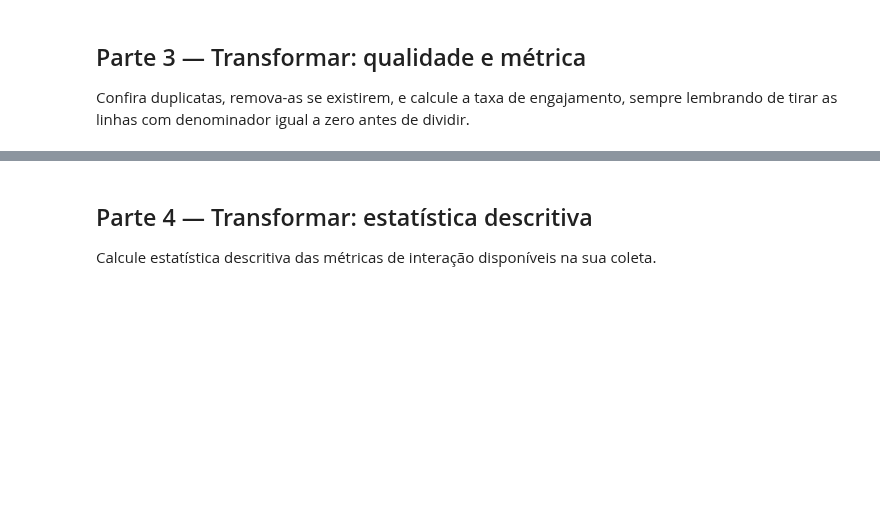
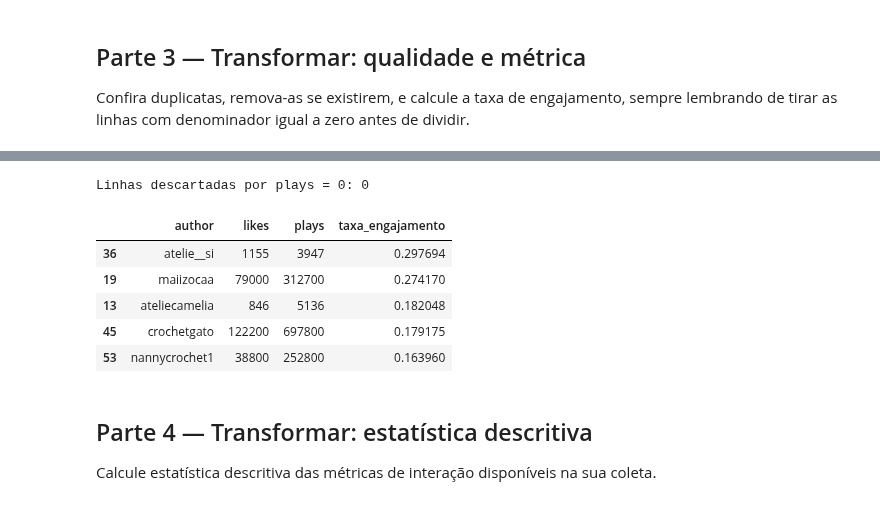
Before and after one commit to juliacereja/extracao-dados-trabalhos-juliacereja, a Jupyter notebook: projetos/05-metricas-exploracao/exercicios/exercicio-05-metricas-exploracao.ipynb, the cells around one changed output, grey strips where cells are left out. Cells and saved outputs as stored; diff of their text form; code cells hidden in the pictures; blank space fills up the shorter version.

```diff
--- a/projetos/05-metricas-exploracao/exercicios/exercicio-05-metricas-exploracao.ipynb
+++ b/projetos/05-metricas-exploracao/exercicios/exercicio-05-metricas-exploracao.ipynb
@@ -81,11 +122,30 @@ print(f"Linhas depois de remover duplicatas: {len(df)}")
 # %%
 # complete aqui: filtre df pra manter só as linhas com "plays" maior que zero (ajuste o nome da coluna se a sua for diferente)
 # guarde o resultado numa variável nova, por exemplo df_com_visualizacoes = df[...].copy()
+
+df_com_visualizacoes = df[df["plays"] > 0].copy()
+
+print(f"Linhas descartadas por plays = 0: {len(df) - len(df_com_visualizacoes)}")
+# %% [output]
+Linhas descartadas por plays = 0: 0
 # %%
 # complete aqui: crie a coluna "taxa_engajamento" em df_com_visualizacoes
 # fórmula: (likes + comments + shares) / plays (ajuste os nomes de coluna se precisar)
 # depois de completar, descomente a linha abaixo pra conferir o resultado:
 # df_com_visualizacoes[["author", "likes", "plays", "taxa_engajamento"]].sort_values("taxa_engajamento", ascending=False).head(5)
+
+df_com_visualizacoes["taxa_engajamento"] = (
+    df_com_visualizacoes["likes"] + df_com_visualizacoes["comments"] + df_com_visualizacoes["shares"]
+) / df_com_visualizacoes["plays"]
+
+df_com_visualizacoes[["author", "likes", "plays", "taxa_engajamento"]].sort_values("taxa_engajamento", ascending=False).head(5)
+# %% [output]
+|  | author | likes | plays | taxa_engajamento |
+| 36 | atelie__si | 1155 | 3947 | 0.297694 |
+| 19 | maiizocaa | 79000 | 312700 | 0.274170 |
+| 13 | ateliecamelia | 846 | 5136 | 0.182048 |
+| 45 | crochetgato | 122200 | 697800 | 0.179175 |
+| 53 | nannycrochet1 | 38800 | 252800 | 0.163960 |
 # %% [markdown]
 ## Parte 4 — Transformar: estatística descritiva
 
```
Also changed, not shown: parts of 17 cells of this notebook, 2 other files.
